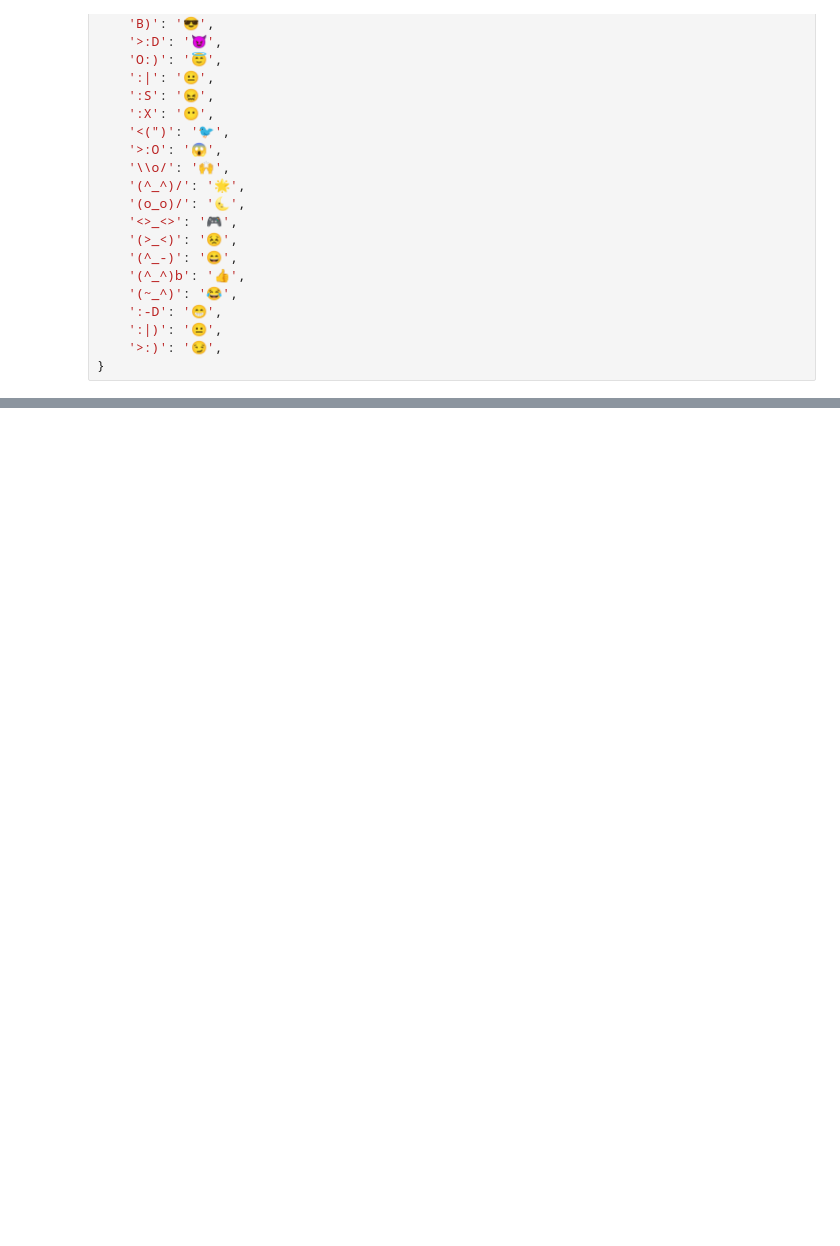
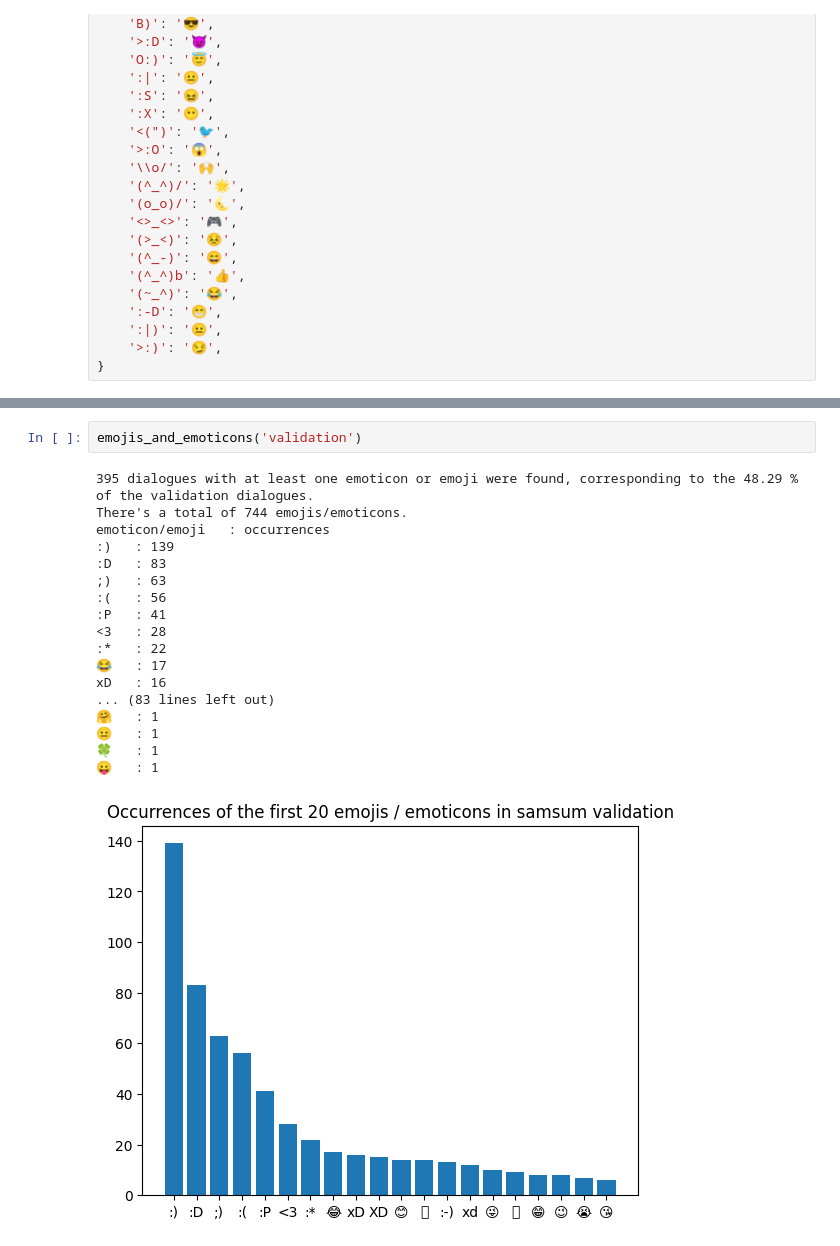
Before and after one commit to al3ssandrocaruso/Enhanced-Abstractive-Chat-Summarization, a Jupyter notebook: utils/count_samsum_emojis.ipynb, the cells around one changed output, grey strips where cells are left out. Saved outputs shown, nothing was run; the diff lists cells and outputs as text; blank space fills up the shorter version.

```diff
--- a/utils/count_samsum_emojis.ipynb
+++ b/utils/count_samsum_emojis.ipynb
@@ -212,0 +141,21 @@ AttributeError: 'list' object has no attribute 'get'
+# %%
+emojis_and_emoticons('validation')
+# %% [output]
+395 dialogues with at least one emoticon or emoji were found, corresponding to the 48.29 % of the validation dialogues.
+There's a total of 744 emojis/emoticons.
+emoticon/emoji   : occurrences
+:)   : 139
+:D   : 83
+;)   : 63
+:(   : 56
+:P   : 41
+<3   : 28
+:*   : 22
+😂   : 17
+xD   : 16
+... (83 lines left out)
+🤗   : 1
+😐   : 1
+🍀   : 1
+😛   : 1
+[figure, added]
```
Also changed, not shown: parts of 8 cells of this notebook.
